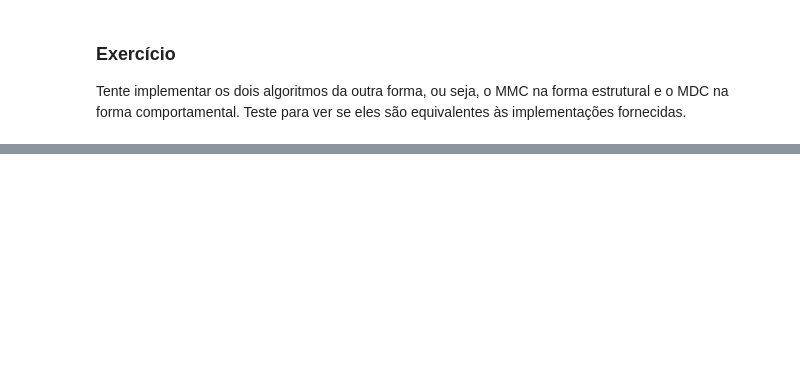
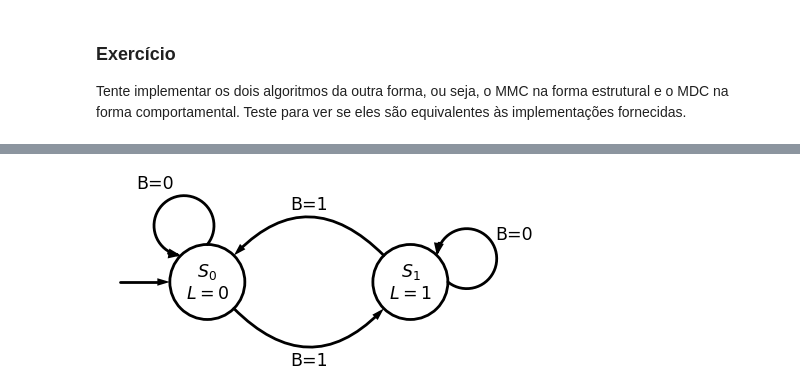
Before and after one commit to menotti/ld, a Jupyter notebook: Livro.ipynb, the cells around one changed output, grey strips where cells are left out. Drawn from its saved outputs; the diff is of its cells as text; code cells hidden in the pictures; blank space fills up the shorter version.

```diff
--- a/Livro.ipynb
+++ b/Livro.ipynb
@@ -3165,0 +3507,12 @@ digraph G {
+# %%
+# @title
+with schemdraw.Drawing() as d:
+    d += elm.Arrow().length(1)
+    d += (s1 := flow.State().anchor('W').label('$S_0$\n$L=0$'))
+    d += elm.Arc2(arrow='<-').at(s1.NE).label('B=1')
+    d += (s2 := flow.State().anchor('NW').label('$S_1$\n$L=1$'))
+    d += elm.Arc2(arrow='<-').at(s2.SW).to(s1.SE).label('B=1')
+    d += elm.ArcLoop(arrow='<-').at(s2.NE).to(s2.E).label('B=0')
+    d += elm.ArcLoop(arrow='<-').at(s1.NW).to(s1.N).label('B=0')
+# %% [output]
+[figure, added]
```
Also changed, not shown: parts of 147 cells of this notebook.
